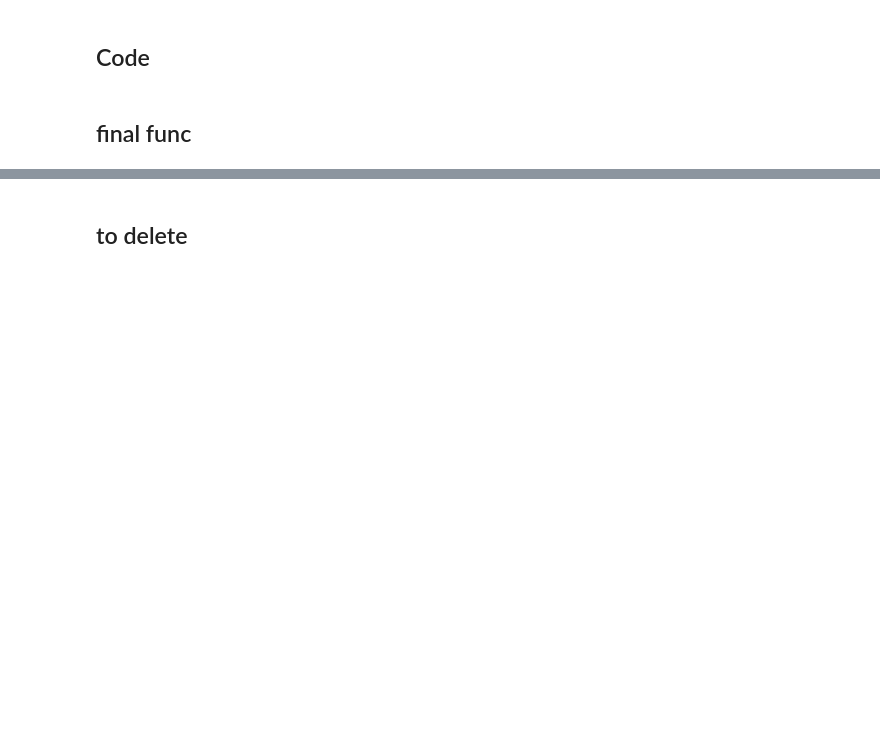
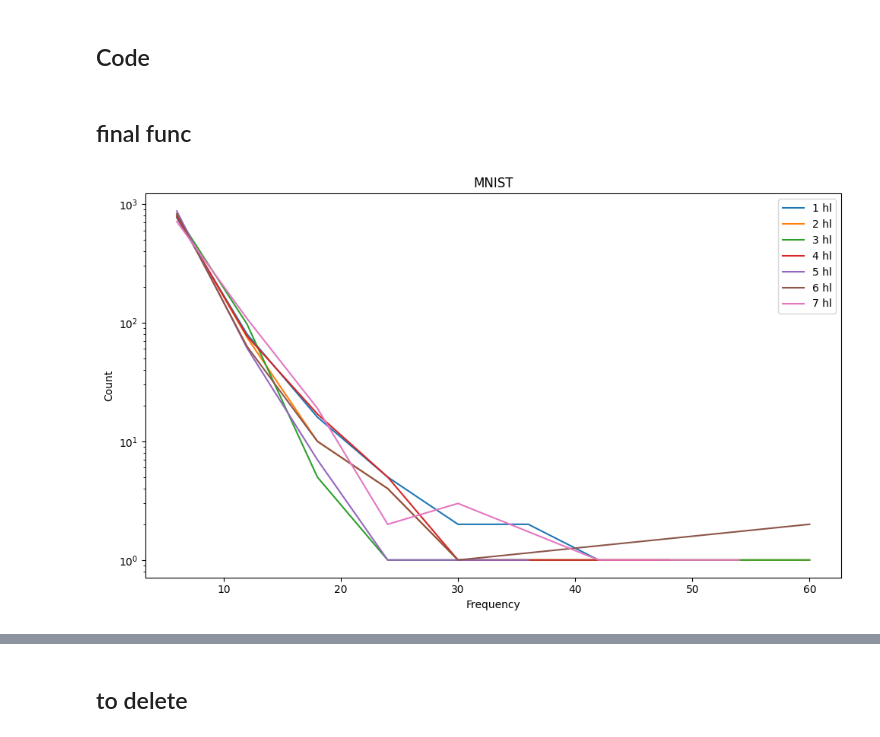
Before and after one commit to EnricoFrau/Autoencoders-Abstraction, a Jupyter notebook: notebooks/overlap_analysis.ipynb, the cells around one changed output, grey strips where cells are left out. Cells and saved outputs as stored; diff of their text form; code cells hidden in the pictures; blank space fills up the shorter version.

```diff
--- a/notebooks/overlap_analysis.ipynb
+++ b/notebooks/overlap_analysis.ipynb
@@ -967,0 +907,7 @@ hl_nonzero_datapoints_frequencies, hl_nonzero_labels_array = extract_nonzero_fre
+# %%
+hl_datapoints_freq_sum = np.sum(datapoints_freq_list, axis=0)
+hl_unique_frequencies, hl_unique_counts = extract_unique_freq_counts_per_hidden_layer(hl_datapoints_freq_sum)
+
+plot_multiple_unique_frequencies_lines(hl_unique_frequencies, hl_unique_counts, cmap_name='tab10', title='MNIST')
+# %% [output]
+[figure, added]
```
Also changed, not shown: parts of 13 cells of this notebook, 8 other files.
